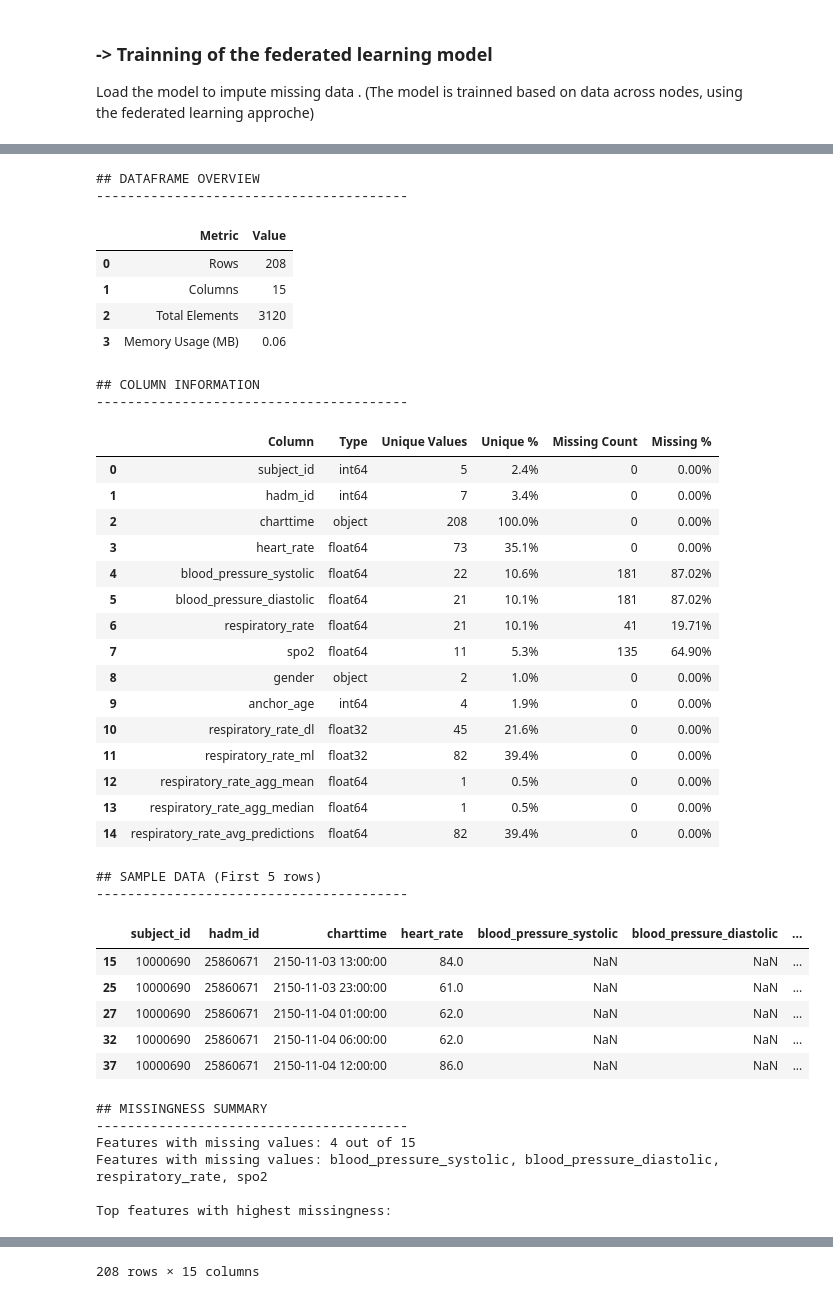
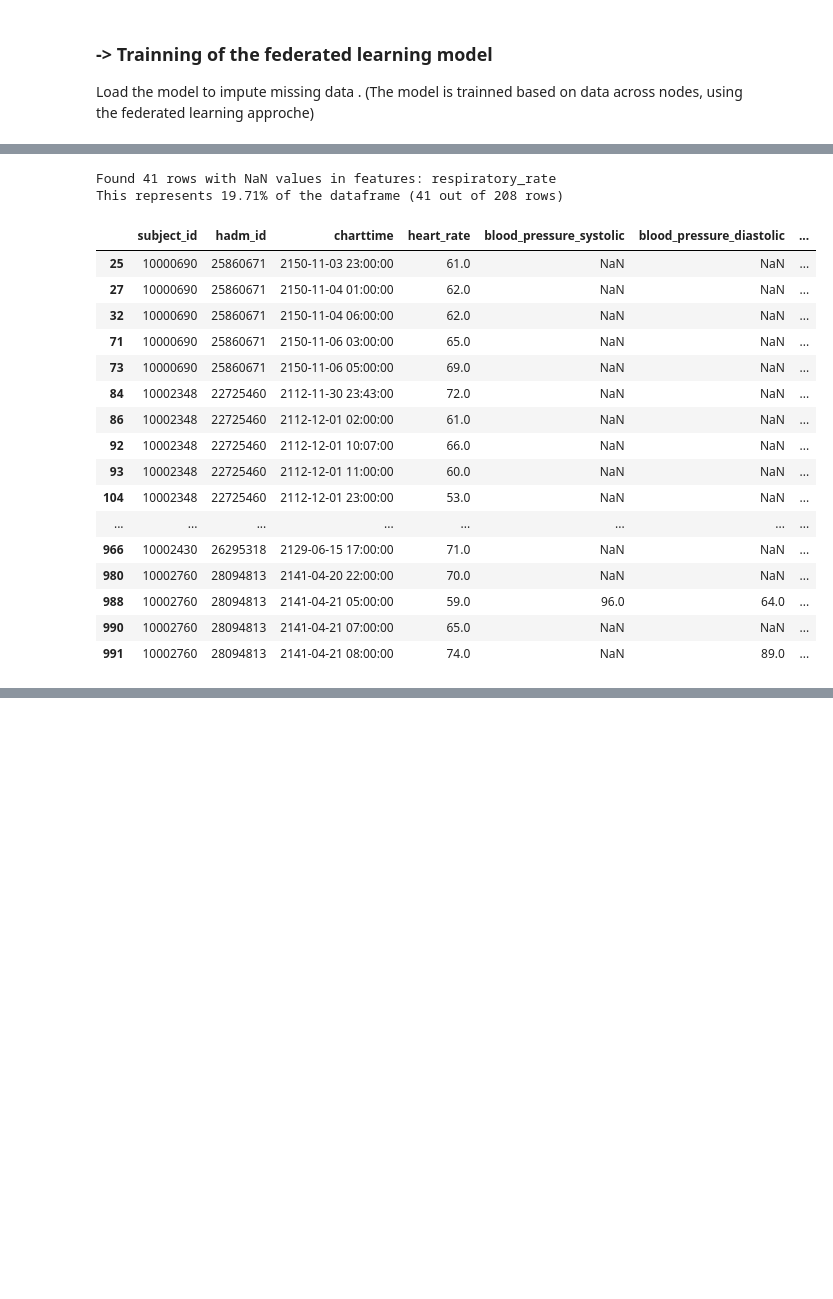
Before and after one commit to ESSADEQAziz/FL_env, a Jupyter notebook: HFL_env/notebooks/regression.ipynb, the cells around one changed output, grey strips where cells are left out. Cells and saved outputs as stored; diff of their text form; code cells hidden in the pictures; blank space fills up the shorter version.

Commit message:
Introducing sample regression benchmarks.(HFL)

```diff
--- a/HFL_env/notebooks/regression.ipynb
+++ b/HFL_env/notebooks/regression.ipynb
@@ -228,7 +228,7 @@ This step introduce the missingness within the specific feature by given the mis
 ###### <i>RQ: <u>We need a target variable in the MAR (Missing At Random) pattern.</i></u>
 # %%
 missing_rate = 0.2
-pattern = 'MCAR'
+pattern = 'MAR'
 
-data_with_missingness , origina_values = functions.introduce_missingness(df=cleaned_dataframe,feature=feature1,target=feature2,missing_rate=missing_rate,pattern=pattern)
+data_with_missingness , original_values = functions.introduce_missingness(df=cleaned_dataframe,feature=feature1,target=feature2,missing_rate=missing_rate,pattern=pattern)
 # %% [output]
@@ -265,44 +265,24 @@ https://scikit-learn.org/stable/model_persistence.html#security-maintainability-
 https://scikit-learn.org/stable/model_persistence.html#security-maintainability-limitations
   warnings.warn(
 # %%
-functions.analyze_dataframe(df=result_dataframe)
+functions.get_nan_rows(result_dataframe,target)
 # %% [output]
-## DATAFRAME OVERVIEW
-----------------------------------------
+Found 41 rows with NaN values in features: respiratory_rate
+This represents 19.71% of the dataframe (41 out of 208 rows)
-|  | Metric | Value |
-| 0 | Rows | 208 |
-| 1 | Columns | 15 |
-| 2 | Total Elements | 3120 |
-| 3 | Memory Usage (MB) | 0.06 |
+|  | subject_id | hadm_id | charttime | heart_rate | blood_pressure_systolic | blood_pressure_diastolic | ... |
+| 25 | 10000690 | 25860671 | 2150-11-03 23:00:00 | 61.0 | NaN | NaN | ... |
+| 27 | 10000690 | 25860671 | 2150-11-04 01:00:00 | 62.0 | NaN | NaN | ... |
+| 32 | 10000690 | 25860671 | 2150-11-04 06:00:00 | 62.0 | NaN | NaN | ... |
+| 71 | 10000690 | 25860671 | 2150-11-06 03:00:00 | 65.0 | NaN | NaN | ... |
+| 73 | 10000690 | 25860671 | 2150-11-06 05:00:00 | 69.0 | NaN | NaN | ... |
+| 84 | 10002348 | 22725460 | 2112-11-30 23:43:00 | 72.0 | NaN | NaN | ... |
+| 86 | 10002348 | 22725460 | 2112-12-01 02:00:00 | 61.0 | NaN | NaN | ... |
+| 92 | 10002348 | 22725460 | 2112-12-01 10:07:00 | 66.0 | NaN | NaN | ... |
+| 93 | 10002348 | 22725460 | 2112-12-01 11:00:00 | 60.0 | NaN | NaN | ... |
+| 104 | 10002348 | 22725460 | 2112-12-01 23:00:00 | 53.0 | NaN | NaN | ... |
+| ... | ... | ... | ... | ... | ... | ... | ... |
+| 966 | 10002430 | 26295318 | 2129-06-15 17:00:00 | 71.0 | NaN | NaN | ... |
+| 980 | 10002760 | 28094813 | 2141-04-20 22:00:00 | 70.0 | NaN | NaN | ... |
+| 988 | 10002760 | 28094813 | 2141-04-21 05:00:00 | 59.0 | 96.0 | 64.0 | ... |
+| 990 | 10002760 | 28094813 | 2141-04-21 07:00:00 | 65.0 | NaN | NaN | ... |
+| 991 | 10002760 | 28094813 | 2141-04-21 08:00:00 | 74.0 | NaN | 89.0 | ... |
-## COLUMN INFORMATION
-----------------------------------------
-|  | Column | Type | Unique Values | Unique % | Missing Count | Missing % |
-| 0 | subject_id | int64 | 5 | 2.4% | 0 | 0.00% |
-| 1 | hadm_id | int64 | 7 | 3.4% | 0 | 0.00% |
-| 2 | charttime | object | 208 | 100.0% | 0 | 0.00% |
-| 3 | heart_rate | float64 | 73 | 35.1% | 0 | 0.00% |
-| 4 | blood_pressure_systolic | float64 | 22 | 10.6% | 181 | 87.02% |
-| 5 | blood_pressure_diastolic | float64 | 21 | 10.1% | 181 | 87.02% |
-| 6 | respiratory_rate | float64 | 21 | 10.1% | 41 | 19.71% |
-| 7 | spo2 | float64 | 11 | 5.3% | 135 | 64.90% |
-| 8 | gender | object | 2 | 1.0% | 0 | 0.00% |
-| 9 | anchor_age | int64 | 4 | 1.9% | 0 | 0.00% |
-| 10 | respiratory_rate_dl | float32 | 45 | 21.6% | 0 | 0.00% |
-| 11 | respiratory_rate_ml | float32 | 82 | 39.4% | 0 | 0.00% |
-| 12 | respiratory_rate_agg_mean | float64 | 1 | 0.5% | 0 | 0.00% |
-| 13 | respiratory_rate_agg_median | float64 | 1 | 0.5% | 0 | 0.00% |
-| 14 | respiratory_rate_avg_predictions | float64 | 82 | 39.4% | 0 | 0.00% |
-## SAMPLE DATA (First 5 rows)
-----------------------------------------
-|  | subject_id | hadm_id | charttime | heart_rate | blood_pressure_systolic | blood_pressure_diastolic | ... |
-| 15 | 10000690 | 25860671 | 2150-11-03 13:00:00 | 84.0 | NaN | NaN | ... |
-| 25 | 10000690 | 25860671 | 2150-11-03 23:00:00 | 61.0 | NaN | NaN | ... |
-| 27 | 10000690 | 25860671 | 2150-11-04 01:00:00 | 62.0 | NaN | NaN | ... |
-| 32 | 10000690 | 25860671 | 2150-11-04 06:00:00 | 62.0 | NaN | NaN | ... |
-| 37 | 10000690 | 25860671 | 2150-11-04 12:00:00 | 86.0 | NaN | NaN | ... |
-## MISSINGNESS SUMMARY
-----------------------------------------
-Features with missing values: 4 out of 15
-Features with missing values: blood_pressure_systolic, blood_pressure_diastolic, respiratory_rate, spo2
-
-Top features with highest missingness:
@@ -332 +288,0 @@ Top features with highest missingness:
-208 rows × 15 columns
```
Also changed, not shown: parts of 4 cells of this notebook, 8 other files.
